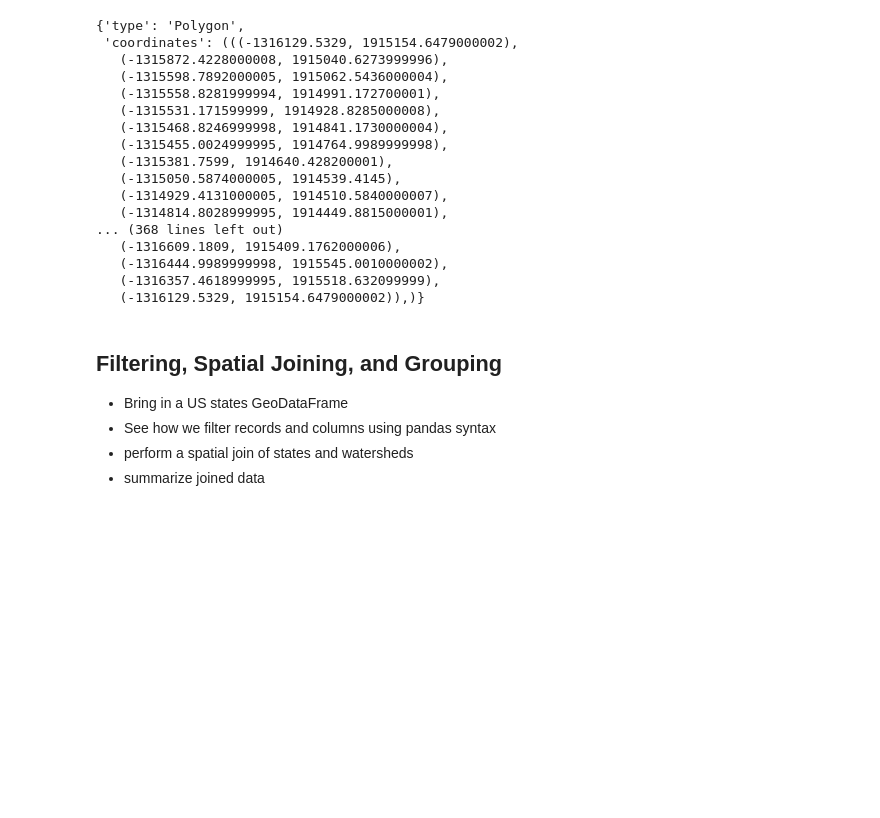
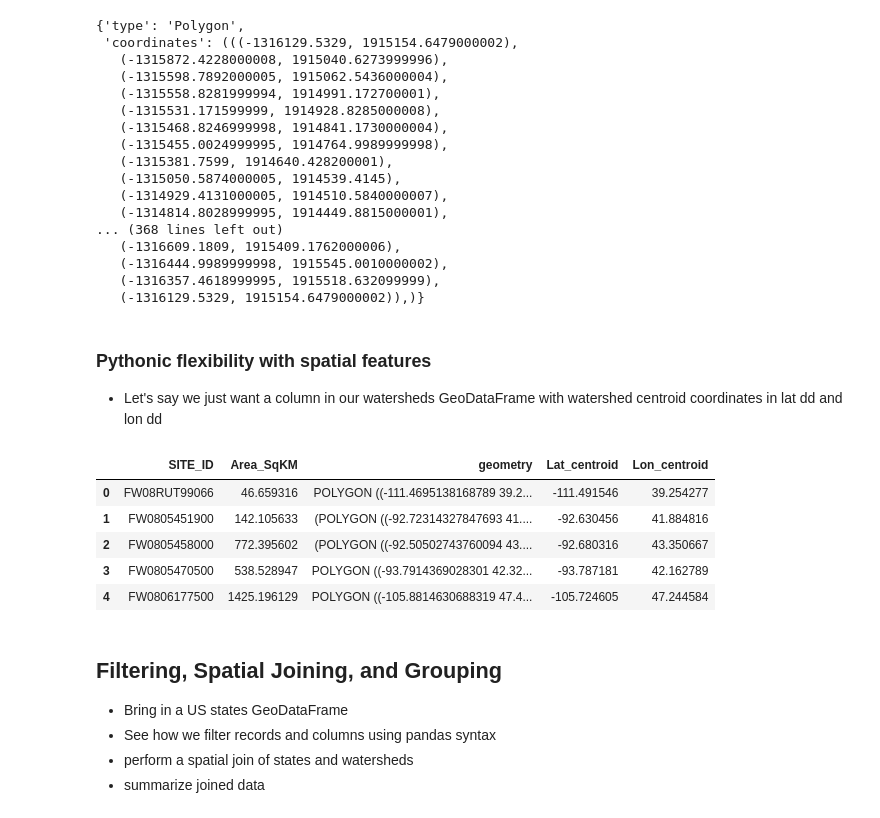
Before and after one commit to mhweber/GIS_Workgroup2019, a Jupyter notebook: Marc_GIS_Workgroup_2019.ipynb, the cells around one changed output. Drawn from its saved outputs; the diff is of its cells as text; code cells hidden in the pictures; blank space fills up the shorter version.

```diff
--- a/Marc_GIS_Workgroup_2019.ipynb
+++ b/Marc_GIS_Workgroup_2019.ipynb
@@ -174,6 +174,27 @@ coords
    (-1316444.9989999998, 1915545.0010000002),
    (-1316357.4618999995, 1915518.632099999),
    (-1316129.5329, 1915154.6479000002)),)}
+# %% [markdown]
+### Pythonic flexibility with spatial features
+- Let's say we just want a column in our watersheds GeoDataFrame with watershed centroid coordinates in lat dd and lon dd
+# %%
+#
+wshds = wshds.to_crs(epsg=4269)
+def getXY(pt):
+    return (pt.x, pt.y)
+centroid_series = wshds['geometry'].centroid
+x,y = [list(t) for t in zip(*map(getXY,centroid_series))]
+wshds['Lat_centroid'] = x
+wshds['Lon_centroid'] = y
+# %%
+wshds.head()
+# %% [output]
+|  | SITE_ID | Area_SqKM | geometry | Lat_centroid | Lon_centroid |
+| 0 | FW08RUT99066 | 46.659316 | POLYGON ((-111.4695138168789 39.2... | -111.491546 | 39.254277 |
+| 1 | FW0805451900 | 142.105633 | (POLYGON ((-92.72314327847693 41.... | -92.630456 | 41.884816 |
+| 2 | FW0805458000 | 772.395602 | (POLYGON ((-92.50502743760094 43.... | -92.680316 | 43.350667 |
+| 3 | FW0805470500 | 538.528947 | POLYGON ((-93.7914369028301 42.32... | -93.787181 | 42.162789 |
+| 4 | FW0806177500 | 1425.196129 | POLYGON ((-105.8814630688319 47.4... | -105.724605 | 47.244584 |
 # %% [markdown]
 ## Filtering, Spatial Joining, and Grouping
 - Bring in a US states GeoDataFrame
```
